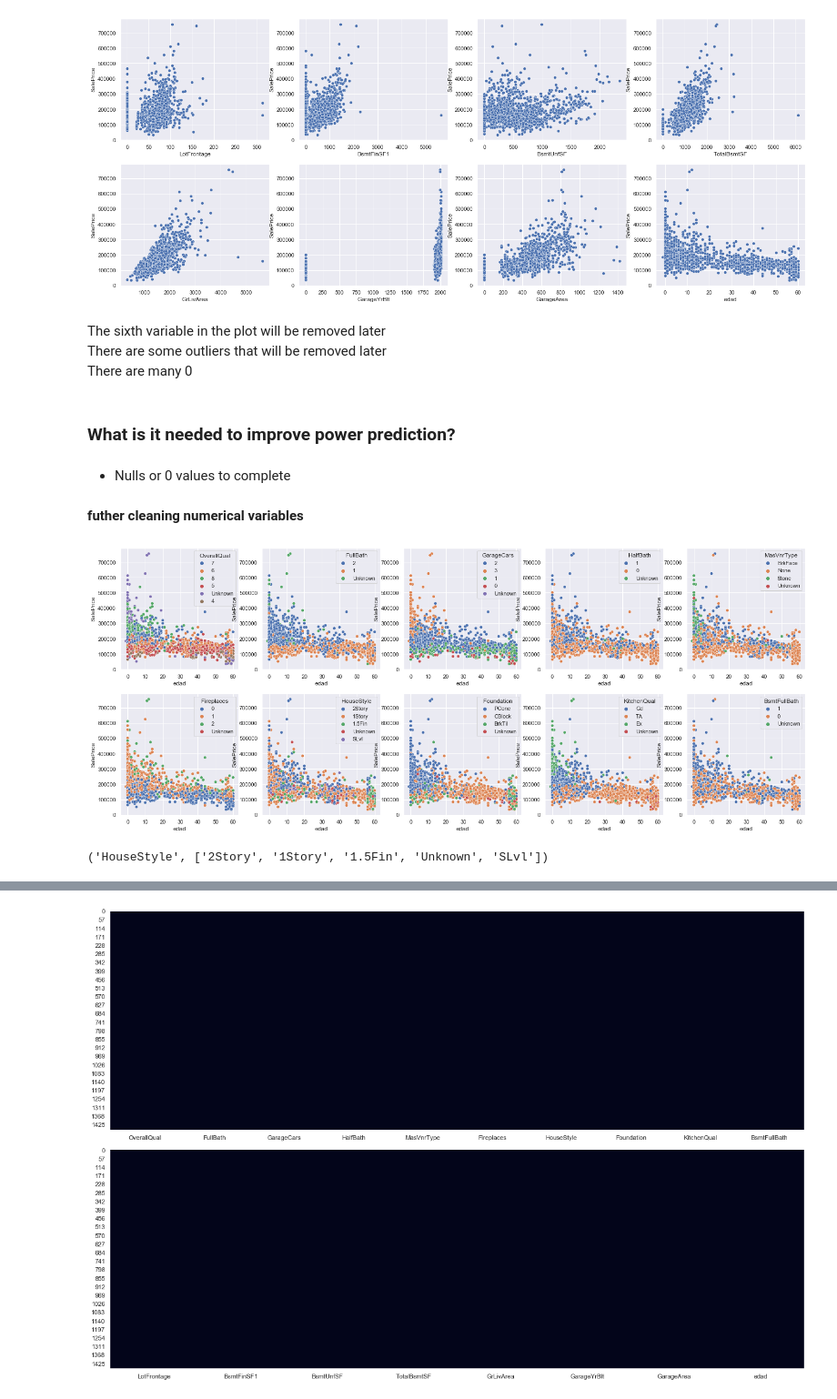
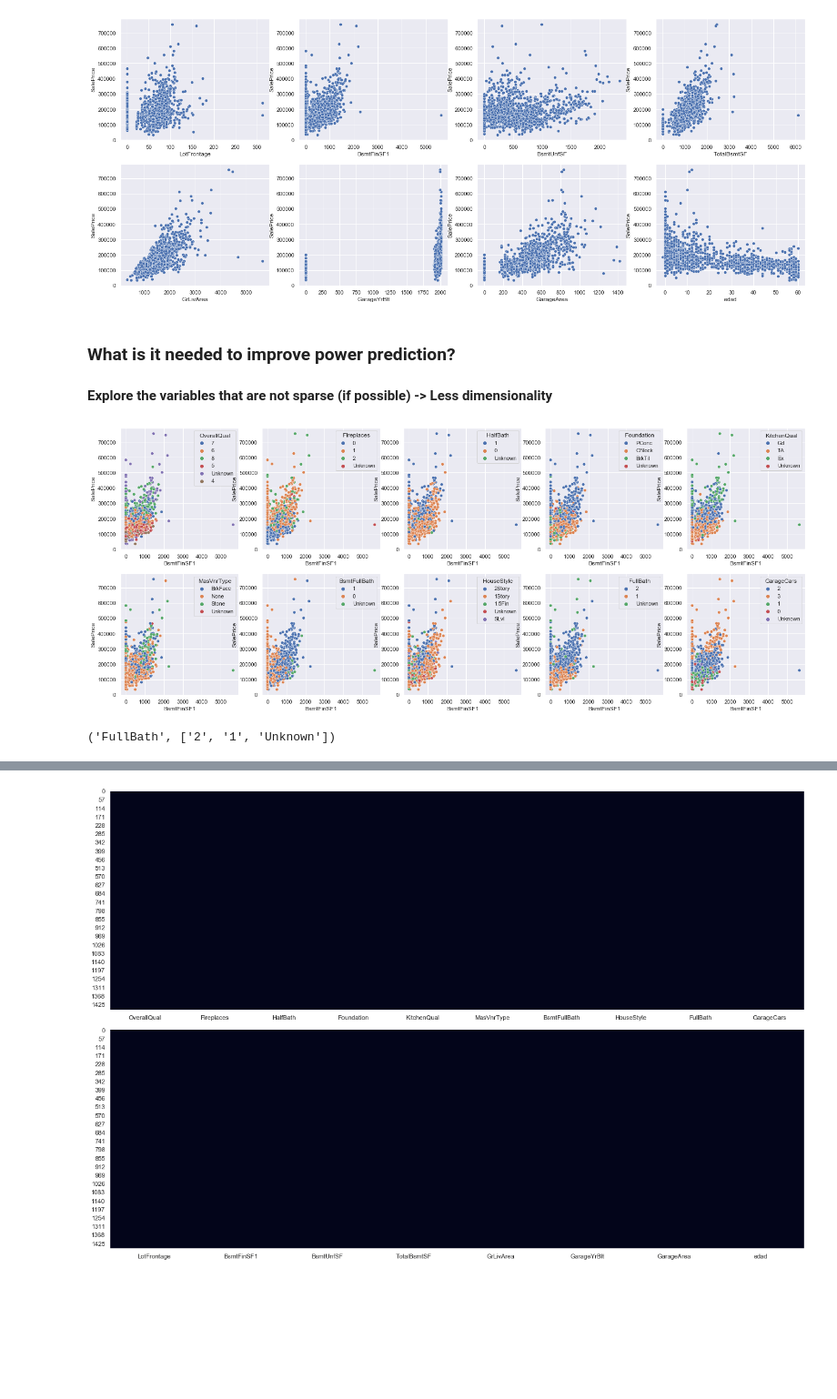
Before and after one commit to miguelmayhem92/Kaggle_Advanced_Regression, a Jupyter notebook: NB advanced Regression-linear and NN.ipynb, the cells around one changed output, grey strips where cells are left out. Shown at 91% size. Saved outputs shown, nothing was run; the diff lists cells and outputs as text; code cells hidden in the pictures; blank space fills up the shorter version.

```diff
--- a/NB advanced Regression-linear and NN.ipynb
+++ b/NB advanced Regression-linear and NN.ipynb
@@ -271,31 +272,23 @@ for var,row,col in zip(vars_numeric,rows,cols):
     sns.scatterplot(ax = axs[row,col] ,data = def_train, x = var, y = "SalePrice")
 # %% [output]
 [figure]
-# %% [markdown]
-The sixth variable in the plot will be removed later
-<br>
-There are some outliers that will be removed later
-<br>
-There are many 0
 # %% [markdown]
 ### What is it needed to improve power prediction?
-# %% [markdown]
-* Nulls or 0 values to complete
-# %% [markdown]
-<b> futher cleaning numerical variables
+# %% [markdown]
+<b> Explore the variables that are not sparse (if possible) -> Less  dimensionality
 # %%
 fig, axs = plt.subplots(nrows=2, ncols=5,figsize=(25,10))
 rows = [0,0,0,0,0,1,1,1,1,1]
 cols =[0,1,2,3,4,0,1,2,3,4]
 for var,row,col in zip(list_col,rows,cols):
-    sns.scatterplot(ax = axs[row,col] ,data = def_train, x = vars_numeric[7], y = "SalePrice", hue = var)
+    sns.scatterplot(ax = axs[row,col] ,data = def_train, x = vars_numeric[1], y = "SalePrice", hue = var)
 # %% [output]
-[figure, old version]
+[figure, new version]
 # %%
-indx = 6
+indx = 8
 (list_col[indx],list(def_train[list_col[indx]].unique()))
 # %% [output]
-('HouseStyle', ['2Story', '1Story', '1.5Fin', 'Unknown', 'SLvl'])
+('FullBath', ['2', '1', 'Unknown'])
 # %%
 ## My numerics
 'GrLivArea','GarageArea','edad'
```
Also changed, not shown: parts of 48 cells of this notebook.
